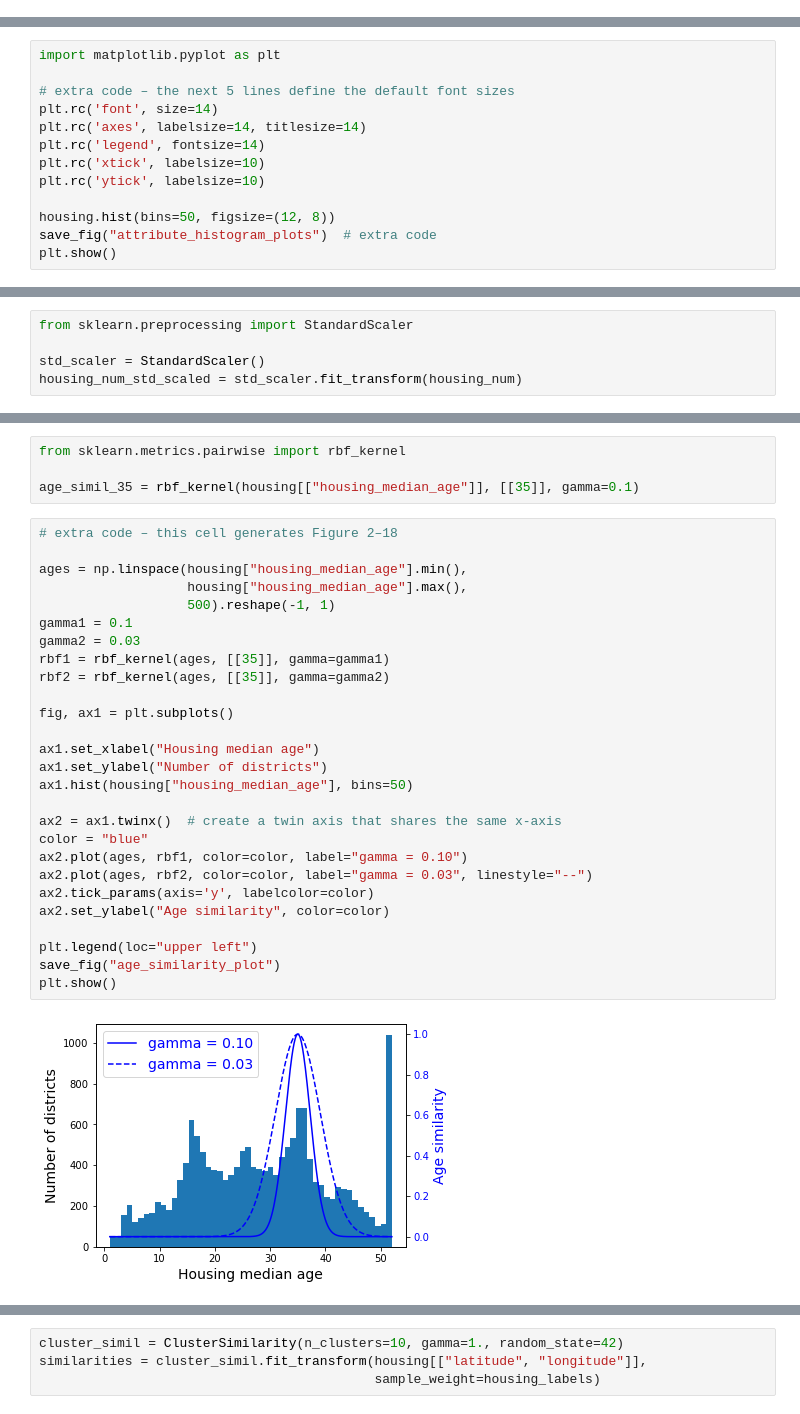
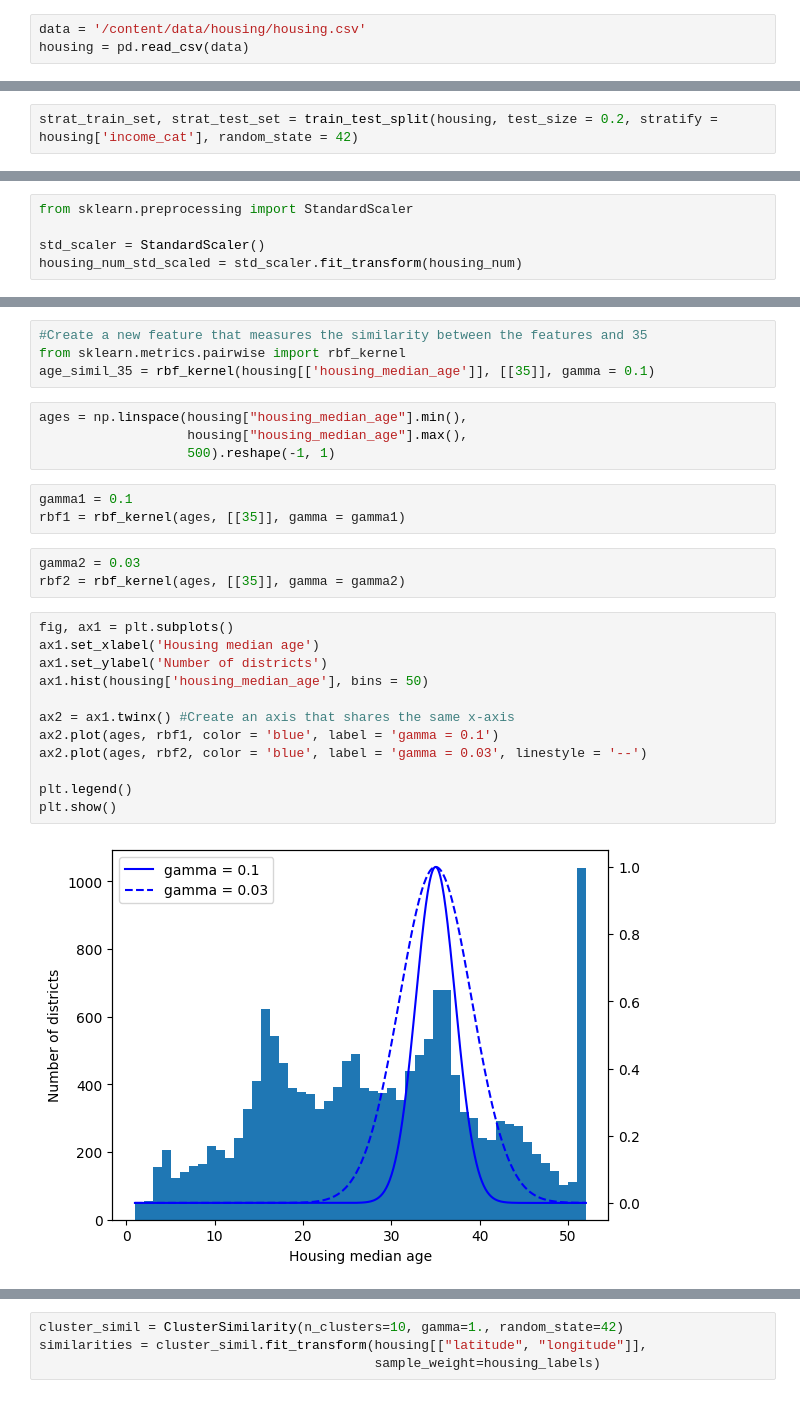
Before and after one commit to FelixPotato2/FelixPotato2, a Jupyter notebook: Predict_district_prices.ipynb, the cells around one changed output, grey strips where cells are left out. Drawn from its saved outputs; the diff is of its cells as text.

```diff
--- a/Predict_district_prices.ipynb
+++ b/Predict_district_prices.ipynb
@@ -57,0 +19,3 @@ housing = load_housing_data()
+# %%
+data = '/content/data/housing/housing.csv'
+housing = pd.read_csv(data)
@@ -121,13 +85,0 @@ def save_fig(fig_id, tight_layout=True, fig_extension="png", resolution=300):
-# %%
-import matplotlib.pyplot as plt
-
-# extra code – the next 5 lines define the default font sizes
-plt.rc('font', size=14)
-plt.rc('axes', labelsize=14, titlesize=14)
-plt.rc('legend', fontsize=14)
-plt.rc('xtick', labelsize=10)
-plt.rc('ytick', labelsize=10)
-
-housing.hist(bins=50, figsize=(12, 8))
-save_fig("attribute_histogram_plots")  # extra code
-plt.show()
@@ -281,0 +208,2 @@ for set_ in (strat_train_set, strat_test_set):
+# %%
+strat_train_set, strat_test_set = train_test_split(housing, test_size = 0.2, stratify = housing['income_cat'], random_state = 42)
@@ -715,33 +590,28 @@ plt.show()
 # %%
+#Create a new feature that measures the similarity between the features and 35
 from sklearn.metrics.pairwise import rbf_kernel
-
-age_simil_35 = rbf_kernel(housing[["housing_median_age"]], [[35]], gamma=0.1)
+age_simil_35 = rbf_kernel(housing[['housing_median_age']], [[35]], gamma = 0.1)
+# %%
+ages = np.linspace(housing["housing_median_age"].min(),
+                   housing["housing_median_age"].max(),
+                   500).reshape(-1, 1)
+# %%
+gamma1 = 0.1
+rbf1 = rbf_kernel(ages, [[35]], gamma = gamma1)
+# %%
+gamma2 = 0.03
+rbf2 = rbf_kernel(ages, [[35]], gamma = gamma2)
 # %%
-# extra code – this cell generates Figure 2–18
+fig, ax1 = plt.subplots()
+ax1.set_xlabel('Housing median age')
+ax1.set_ylabel('Number of districts')
+ax1.hist(housing['housing_median_age'], bins = 50)
 
-ages = np.linspace(housing["housing_median_age"].min(),
-                   housing["housing_median_age"].max(),
-                   500).reshape(-1, 1)
-gamma1 = 0.1
-gamma2 = 0.03
-rbf1 = rbf_kernel(ages, [[35]], gamma=gamma1)
-rbf2 = rbf_kernel(ages, [[35]], gamma=gamma2)
+ax2 = ax1.twinx() #Create an axis that shares the same x-axis
+ax2.plot(ages, rbf1, color = 'blue', label = 'gamma = 0.1')
+ax2.plot(ages, rbf2, color = 'blue', label = 'gamma = 0.03', linestyle = '--')
 
-fig, ax1 = plt.subplots()
-
-ax1.set_xlabel("Housing median age")
-ax1.set_ylabel("Number of districts")
-ax1.hist(housing["housing_median_age"], bins=50)
-
-ax2 = ax1.twinx()  # create a twin axis that shares the same x-axis
-color = "blue"
-ax2.plot(ages, rbf1, color=color, label="gamma = 0.10")
-ax2.plot(ages, rbf2, color=color, label="gamma = 0.03", linestyle="--")
-ax2.tick_params(axis='y', labelcolor=color)
-ax2.set_ylabel("Age similarity", color=color)
-
-plt.legend(loc="upper left")
-save_fig("age_similarity_plot")
+plt.legend()
 plt.show()
 # %% [output]
-[figure, old version]
+[figure, new version]
```
Also changed, not shown: parts of 452 cells of this notebook.
